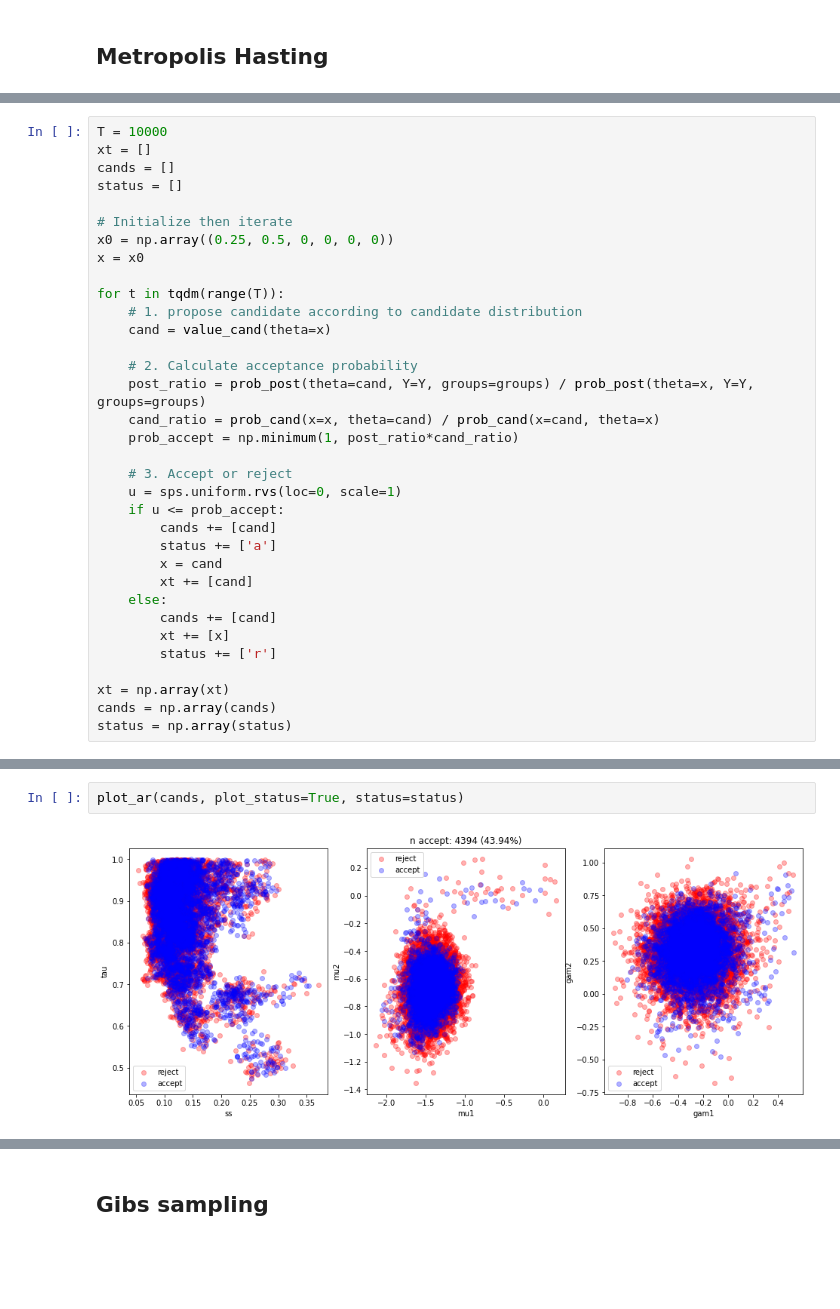
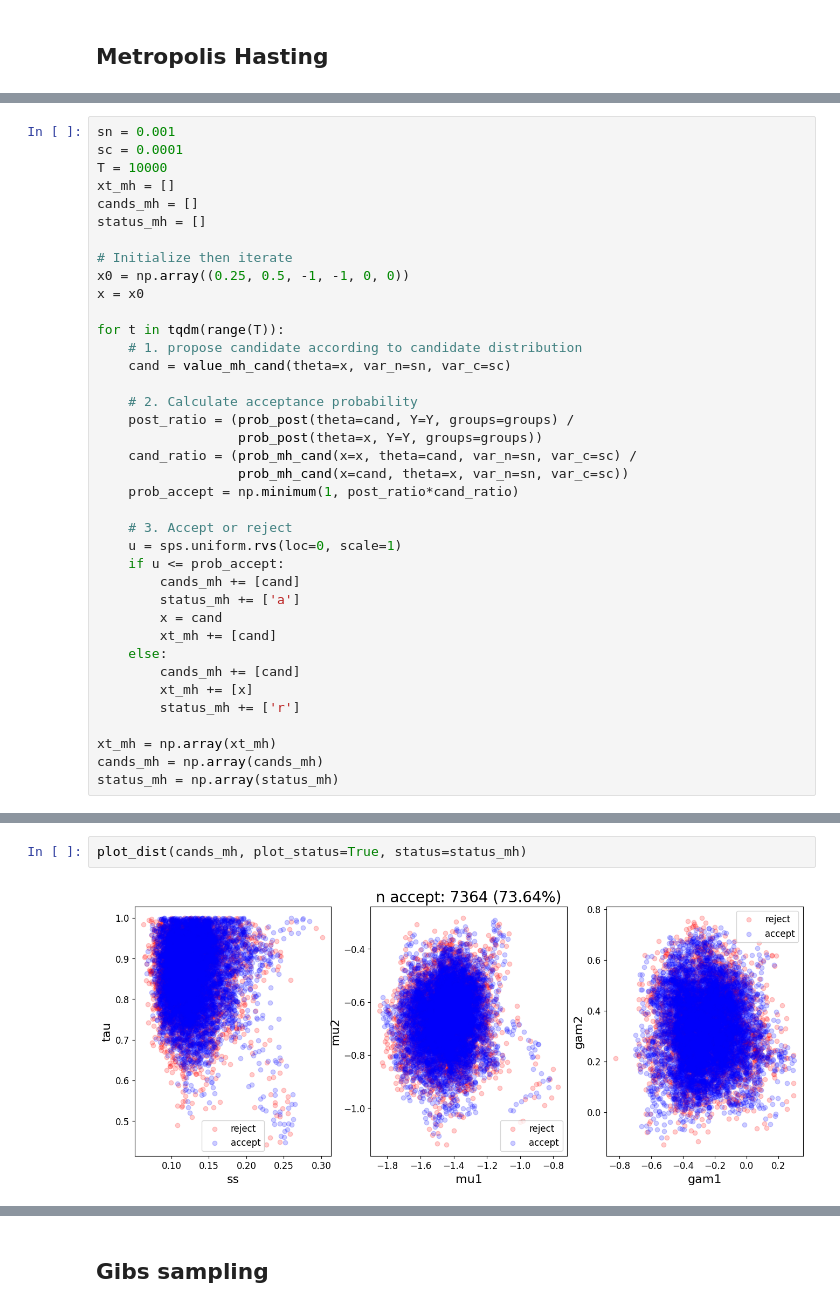
Before and after one commit to etrieschman/gene-expr, a Jupyter notebook: code/Trieschman_STATS370_Final.ipynb, the cells around one changed output, grey strips where cells are left out. Drawn from its saved outputs; the diff is of its cells as text; blank space fills up the shorter version.

```diff
--- a/code/Trieschman_STATS370_Final.ipynb
+++ b/code/Trieschman_STATS370_Final.ipynb
@@ -65,34 +26,38 @@ def prob_cand(x, theta):
 # %%
+sn = 0.001
+sc = 0.0001
 T = 10000
-xt = []
-cands = []
-status = []
+xt_mh = []
+cands_mh = []
+status_mh = []
 
 # Initialize then iterate
-x0 = np.array((0.25, 0.5, 0, 0, 0, 0))
+x0 = np.array((0.25, 0.5, -1, -1, 0, 0))
 x = x0
 
 for t in tqdm(range(T)):
     # 1. propose candidate according to candidate distribution
-    cand = value_cand(theta=x)
+    cand = value_mh_cand(theta=x, var_n=sn, var_c=sc)
 
     # 2. Calculate acceptance probability
-    post_ratio = prob_post(theta=cand, Y=Y, groups=groups) / prob_post(theta=x, Y=Y, groups=groups)
-    cand_ratio = prob_cand(x=x, theta=cand) / prob_cand(x=cand, theta=x)
+    post_ratio = (prob_post(theta=cand, Y=Y, groups=groups) /
+                  prob_post(theta=x, Y=Y, groups=groups))
+    cand_ratio = (prob_mh_cand(x=x, theta=cand, var_n=sn, var_c=sc) /
+                  prob_mh_cand(x=cand, theta=x, var_n=sn, var_c=sc))
     prob_accept = np.minimum(1, post_ratio*cand_ratio)
 
     # 3. Accept or reject
     u = sps.uniform.rvs(loc=0, scale=1)
     if u <= prob_accept:
-        cands += [cand]
-        status += ['a']
+        cands_mh += [cand]
+        status_mh += ['a']
         x = cand
-        xt += [cand]
+        xt_mh += [cand]
     else:
-        cands += [cand]
-        xt += [x]
-        status += ['r']
+        cands_mh += [cand]
+        xt_mh += [x]
+        status_mh += ['r']
 
-xt = np.array(xt)
-cands = np.array(cands)
-status = np.array(status)
+xt_mh = np.array(xt_mh)
+cands_mh = np.array(cands_mh)
+status_mh = np.array(status_mh)
@@ -143,5 +64,5 @@ def plot_marginals(xt):
 # %%
-plot_ar(cands, plot_status=True, status=status)
+plot_dist(cands_mh, plot_status=True, status=status_mh)
 # %% [output]
-[figure, old version]
+[figure, new version]
 # %%
```
Also changed, not shown: parts of 20 cells of this notebook, 4 other files.
